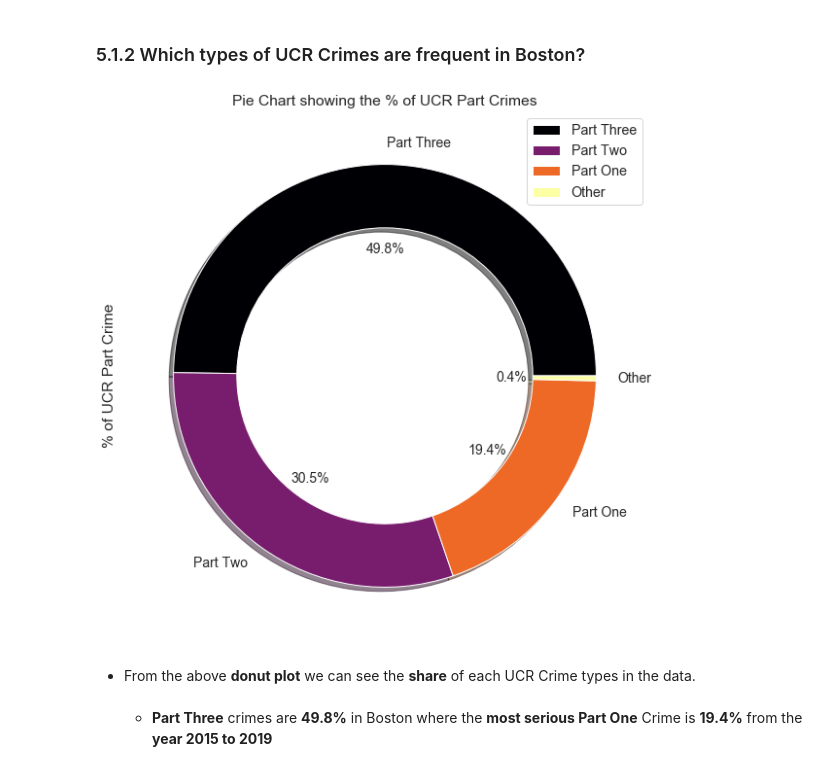
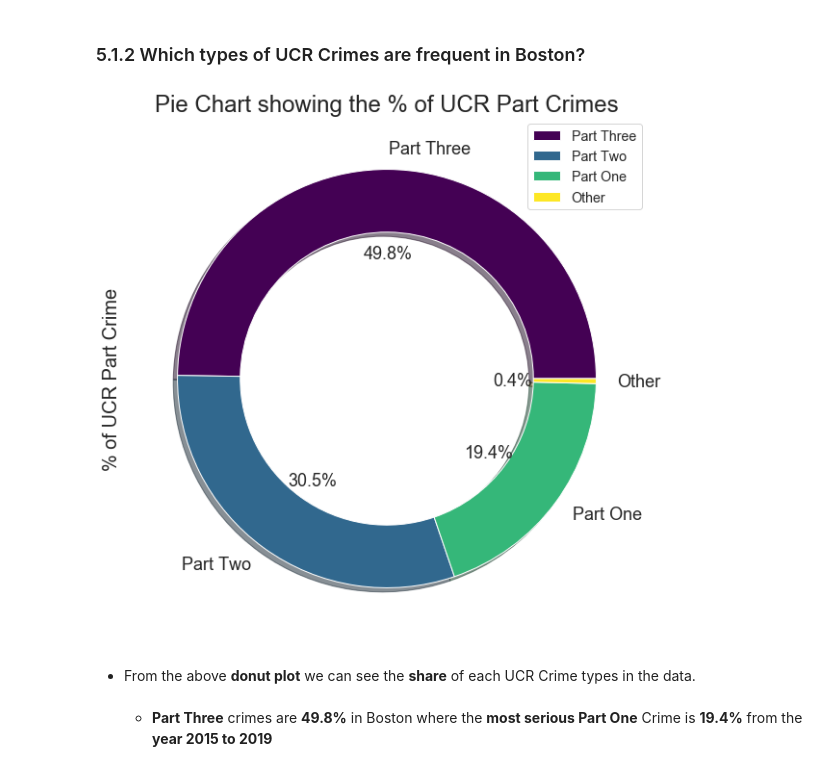
Before and after one commit to urvipasad/Exploratory-Data-Analysis-and-Data-Visualations, a Jupyter notebook: Boston Crime Data/eda-on-crimes-in-boston.ipynb, the cells around one changed output. Cells and saved outputs as stored; diff of their text form; code cells hidden in the pictures.

```diff
--- a/Boston Crime Data/eda-on-crimes-in-boston.ipynb
+++ b/Boston Crime Data/eda-on-crimes-in-boston.ipynb
@@ -370,13 +370,13 @@ Name: Ucr_Part, dtype: int64
 <a id=section50102></a>
 ### 5.1.2 Which types of UCR Crimes are frequent in Boston?
 # %%
-dfcrime['Ucr_Part'].value_counts().plot(kind = 'pie', fontsize=14, autopct='%3.1f%%', wedgeprops=dict(width=0.30),
-                                       shadow=True,figsize=(10,10), cmap='inferno', legend=True)
-plt.ylabel('% of UCR Part Crime')
-plt.title('Pie Chart showing the % of UCR Part Crimes')
-plt.savefig('Pie Chart showing the % of UCR Part Crimes')
+dfcrime['Ucr_Part'].value_counts().plot(kind = 'pie', fontsize=18, autopct='%3.1f%%', wedgeprops=dict(width=0.30),
+                                       shadow=True,figsize=(10,10), cmap='viridis', legend=True)
+plt.ylabel('% of UCR Part Crime', fontsize = 20)
+plt.title('Pie Chart showing the % of UCR Part Crimes',fontsize = 24)
+plt.savefig('EDA Plots Images\\Pie Chart showing the % of UCR Part Crimes')
 # %% [output]
-[figure, old version]
+[figure, new version]
 # %% [markdown]
 - From the above __donut plot__ we can see the __share__ of each UCR Crime types in the data.
 <br> <br>
```
Also changed, not shown: parts of 38 cells of this notebook.
